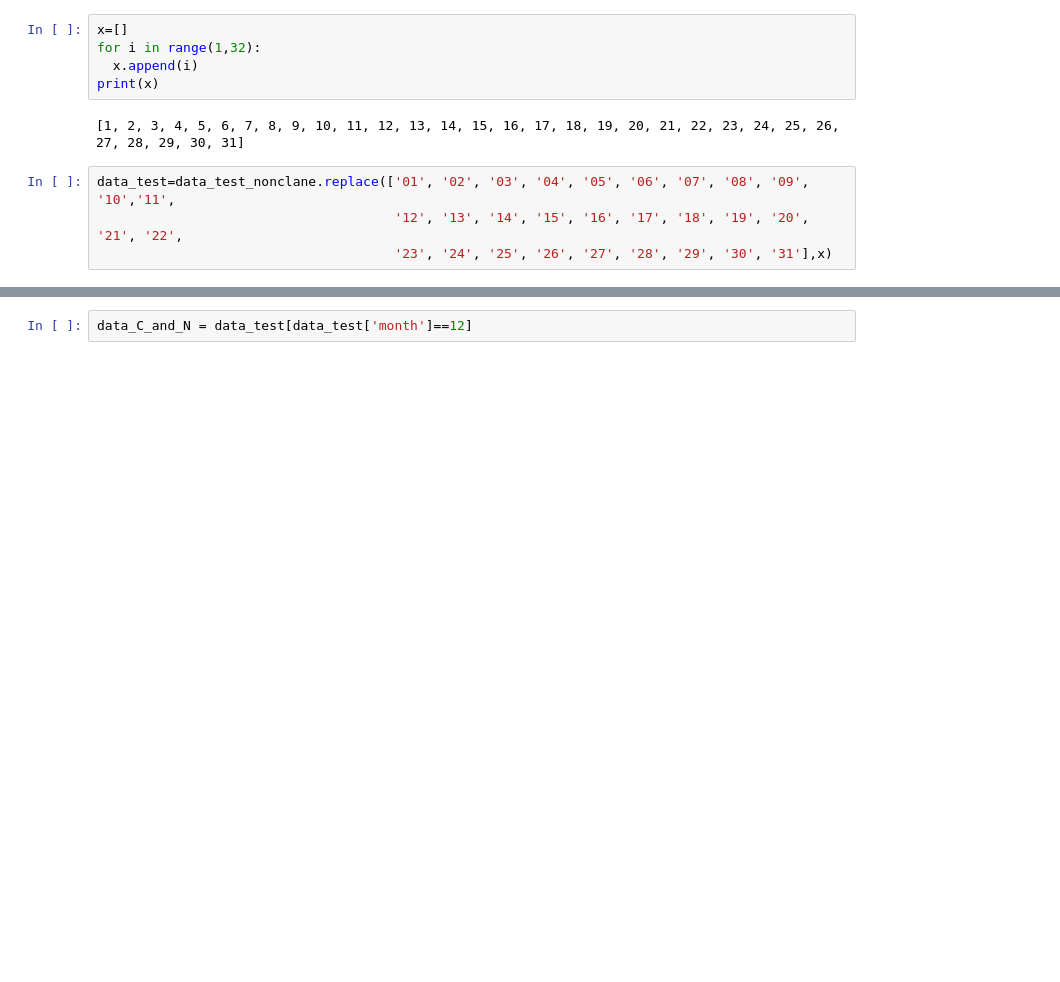
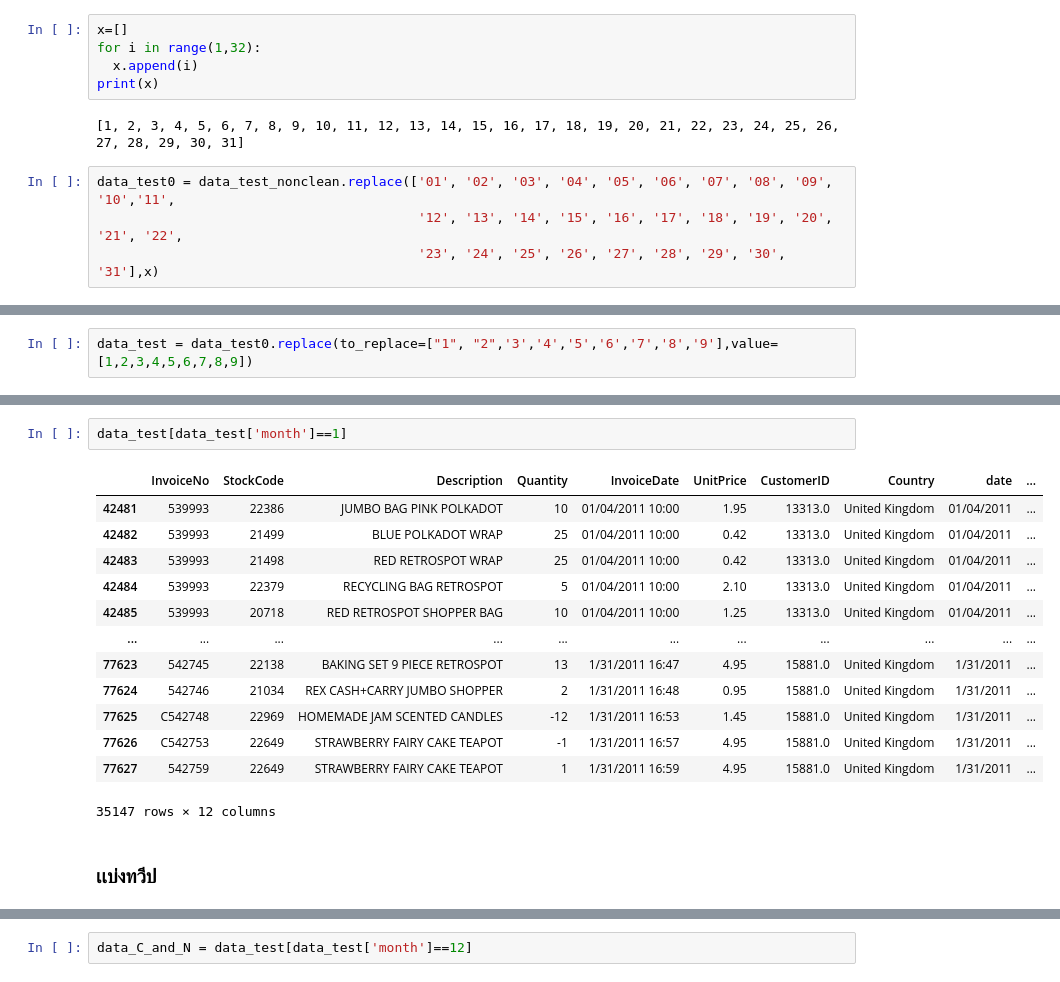
Before and after one commit to Ratchanontt/BSC_DPDM23, a Jupyter notebook: Frequent_Patterns_(Association_Rules).ipynb, the cells around one changed output, grey strips where cells are left out. Saved outputs shown, nothing was run; the diff lists cells and outputs as text; blank space fills up the shorter version.

```diff
--- a/Frequent_Patterns_(Association_Rules).ipynb
+++ b/Frequent_Patterns_(Association_Rules).ipynb
@@ -349,6 +341,6 @@ print(x)
 # %% [output]
 [1, 2, 3, 4, 5, 6, 7, 8, 9, 10, 11, 12, 13, 14, 15, 16, 17, 18, 19, 20, 21, 22, 23, 24, 25, 26, 27, 28, 29, 30, 31]
 # %%
-data_test=data_test_nonclane.replace(['01', '02', '03', '04', '05', '06', '07', '08', '09', '10','11',
-                                      '12', '13', '14', '15', '16', '17', '18', '19', '20', '21', '22',
-                                      '23', '24', '25', '26', '27', '28', '29', '30', '31'],x)
+data_test0 = data_test_nonclean.replace(['01', '02', '03', '04', '05', '06', '07', '08', '09', '10','11',
+                                         '12', '13', '14', '15', '16', '17', '18', '19', '20', '21', '22',
+                                         '23', '24', '25', '26', '27', '28', '29', '30', '31'],x)
@@ -356,0 +387,2 @@ set(data_test['day'])
+# %%
+data_test = data_test0.replace(to_replace=["1", "2",'3','4','5','6','7','8','9'],value=[1,2,3,4,5,6,7,8,9])
@@ -356,0 +421,18 @@ set(data_test['day'])
+# %%
+data_test[data_test['month']==1]
+# %% [output]
+|  | InvoiceNo | StockCode | Description | Quantity | InvoiceDate | UnitPrice | CustomerID | Country | date | ... |
+| 42481 | 539993 | 22386 | JUMBO BAG PINK POLKADOT | 10 | 01/04/2011 10:00 | 1.95 | 13313.0 | United Kingdom | 01/04/2011 | ... |
+| 42482 | 539993 | 21499 | BLUE POLKADOT WRAP | 25 | 01/04/2011 10:00 | 0.42 | 13313.0 | United Kingdom | 01/04/2011 | ... |
+| 42483 | 539993 | 21498 | RED RETROSPOT WRAP | 25 | 01/04/2011 10:00 | 0.42 | 13313.0 | United Kingdom | 01/04/2011 | ... |
+| 42484 | 539993 | 22379 | RECYCLING BAG RETROSPOT | 5 | 01/04/2011 10:00 | 2.10 | 13313.0 | United Kingdom | 01/04/2011 | ... |
+| 42485 | 539993 | 20718 | RED RETROSPOT SHOPPER BAG | 10 | 01/04/2011 10:00 | 1.25 | 13313.0 | United Kingdom | 01/04/2011 | ... |
+| ... | ... | ... | ... | ... | ... | ... | ... | ... | ... | ... |
+| 77623 | 542745 | 22138 | BAKING SET 9 PIECE RETROSPOT | 13 | 1/31/2011 16:47 | 4.95 | 15881.0 | United Kingdom | 1/31/2011 | ... |
+| 77624 | 542746 | 21034 | REX CASH+CARRY JUMBO SHOPPER | 2 | 1/31/2011 16:48 | 0.95 | 15881.0 | United Kingdom | 1/31/2011 | ... |
+| 77625 | C542748 | 22969 | HOMEMADE JAM SCENTED CANDLES | -12 | 1/31/2011 16:53 | 1.45 | 15881.0 | United Kingdom | 1/31/2011 | ... |
+| 77626 | C542753 | 22649 | STRAWBERRY FAIRY CAKE TEAPOT | -1 | 1/31/2011 16:57 | 4.95 | 15881.0 | United Kingdom | 1/31/2011 | ... |
+| 77627 | 542759 | 22649 | STRAWBERRY FAIRY CAKE TEAPOT | 1 | 1/31/2011 16:59 | 4.95 | 15881.0 | United Kingdom | 1/31/2011 | ... |
+35147 rows × 12 columns
+# %% [markdown]
+### เเบ่งทวีป
```
Also changed, not shown: parts of 100 cells of this notebook.
